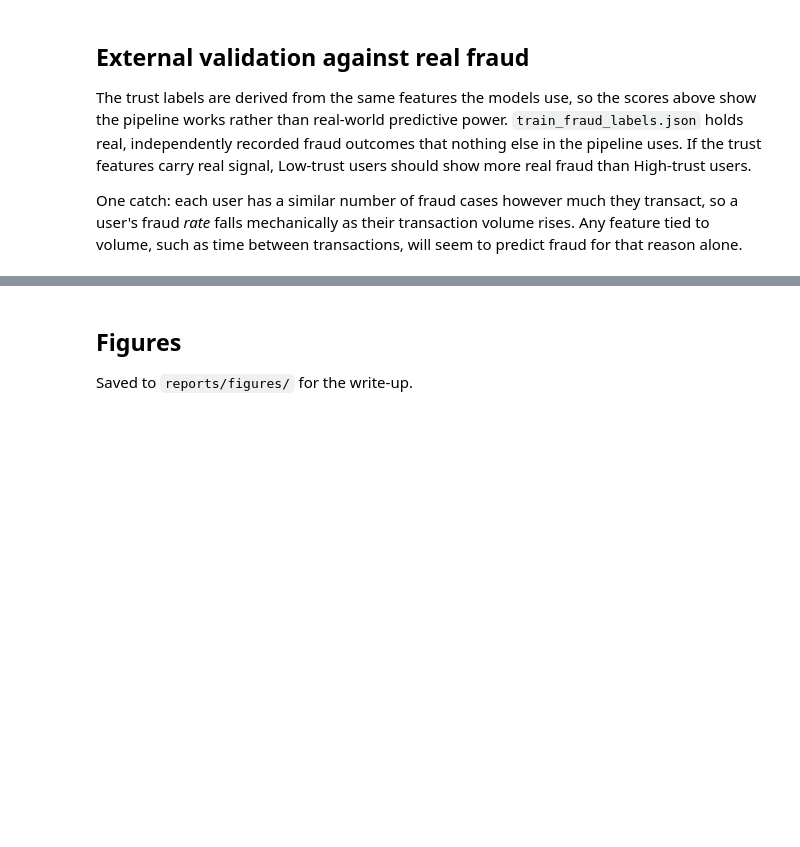
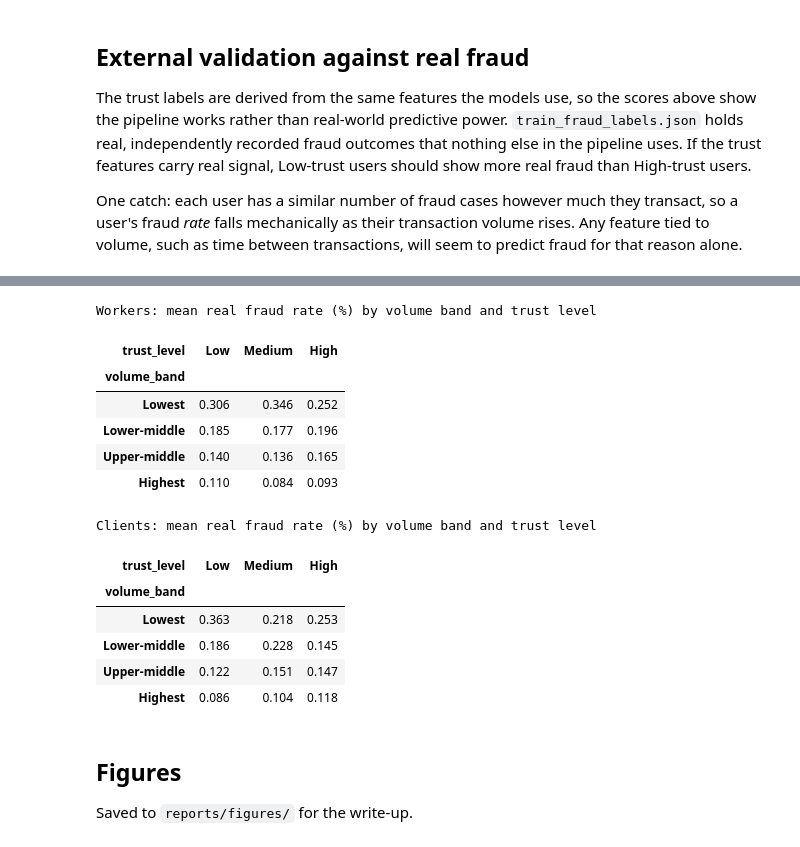
Before and after one commit to JamieNguru/169421-escrow-based-wallet-and-payment-system, a Jupyter notebook: trust-scoring-ml/notebooks/05_model_evaluation.ipynb, the cells around one changed output, grey strips where cells are left out. Drawn from its saved outputs; the diff is of its cells as text; code cells hidden in the pictures; blank space fills up the shorter version.

```diff
--- a/trust-scoring-ml/notebooks/05_model_evaluation.ipynb
+++ b/trust-scoring-ml/notebooks/05_model_evaluation.ipynb
@@ -134,3 +142,22 @@ pd.DataFrame({
+# %%
+for role, result in fraud_results.items():
+    print(f"{role.title()}s: mean real fraud rate (%) by volume band and trust level")
+    display((result["mean_real_fraud_rate_by_volume_band"] * 100).round(3))
+# %% [output]
+Workers: mean real fraud rate (%) by volume band and trust level
+| trust_level | Low | Medium | High |
+| volume_band |  |  |  |
+| Lowest | 0.306 | 0.346 | 0.252 |
+| Lower-middle | 0.185 | 0.177 | 0.196 |
+| Upper-middle | 0.140 | 0.136 | 0.165 |
+| Highest | 0.110 | 0.084 | 0.093 |
+Clients: mean real fraud rate (%) by volume band and trust level
+| trust_level | Low | Medium | High |
+| volume_band |  |  |  |
+| Lowest | 0.363 | 0.218 | 0.253 |
+| Lower-middle | 0.186 | 0.228 | 0.145 |
+| Upper-middle | 0.122 | 0.151 | 0.147 |
+| Highest | 0.086 | 0.104 | 0.118 |
 # %% [markdown]
 ## Figures
 
```
Also changed, not shown: parts of 8 cells of this notebook, 22 other files.
